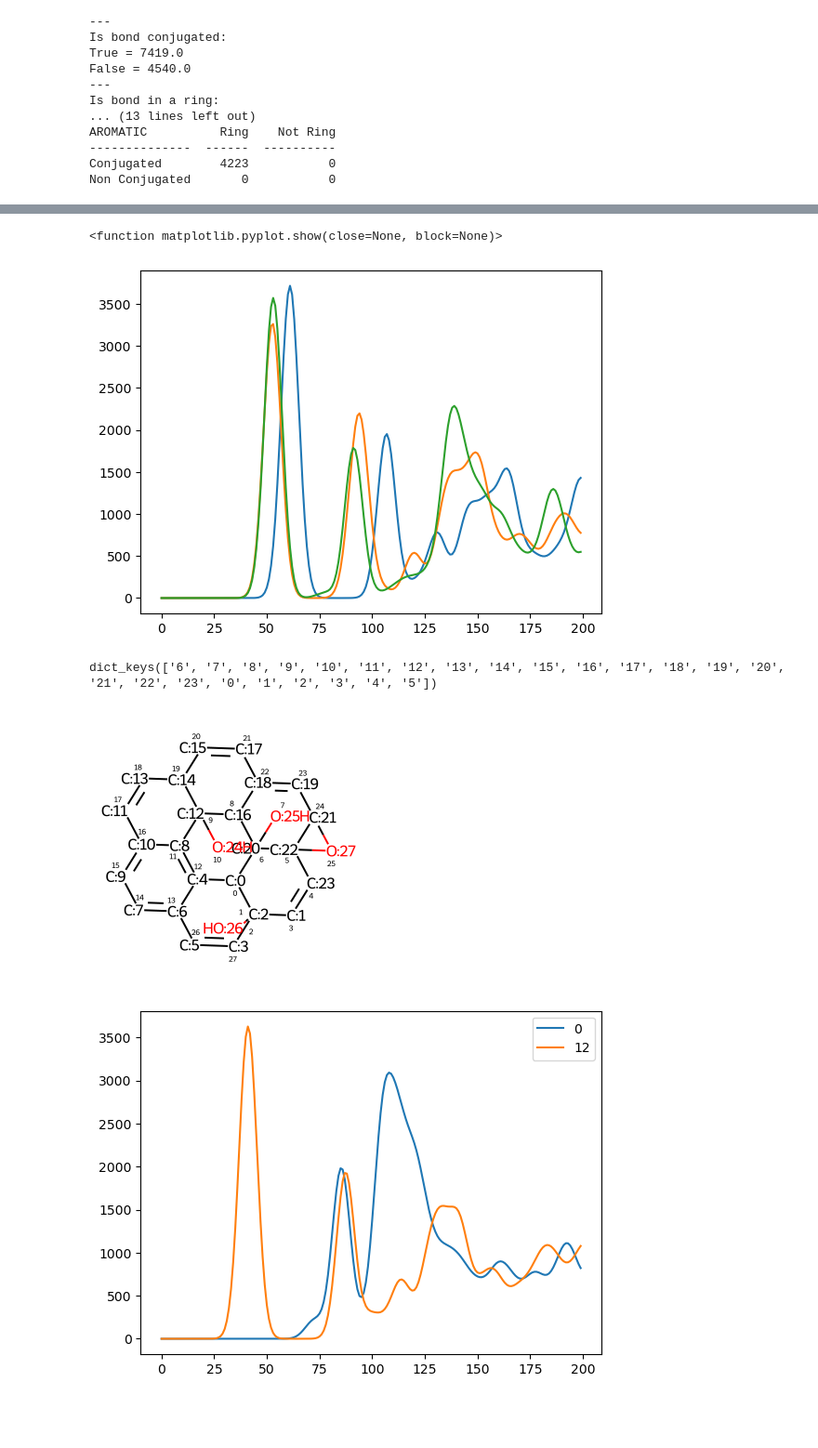
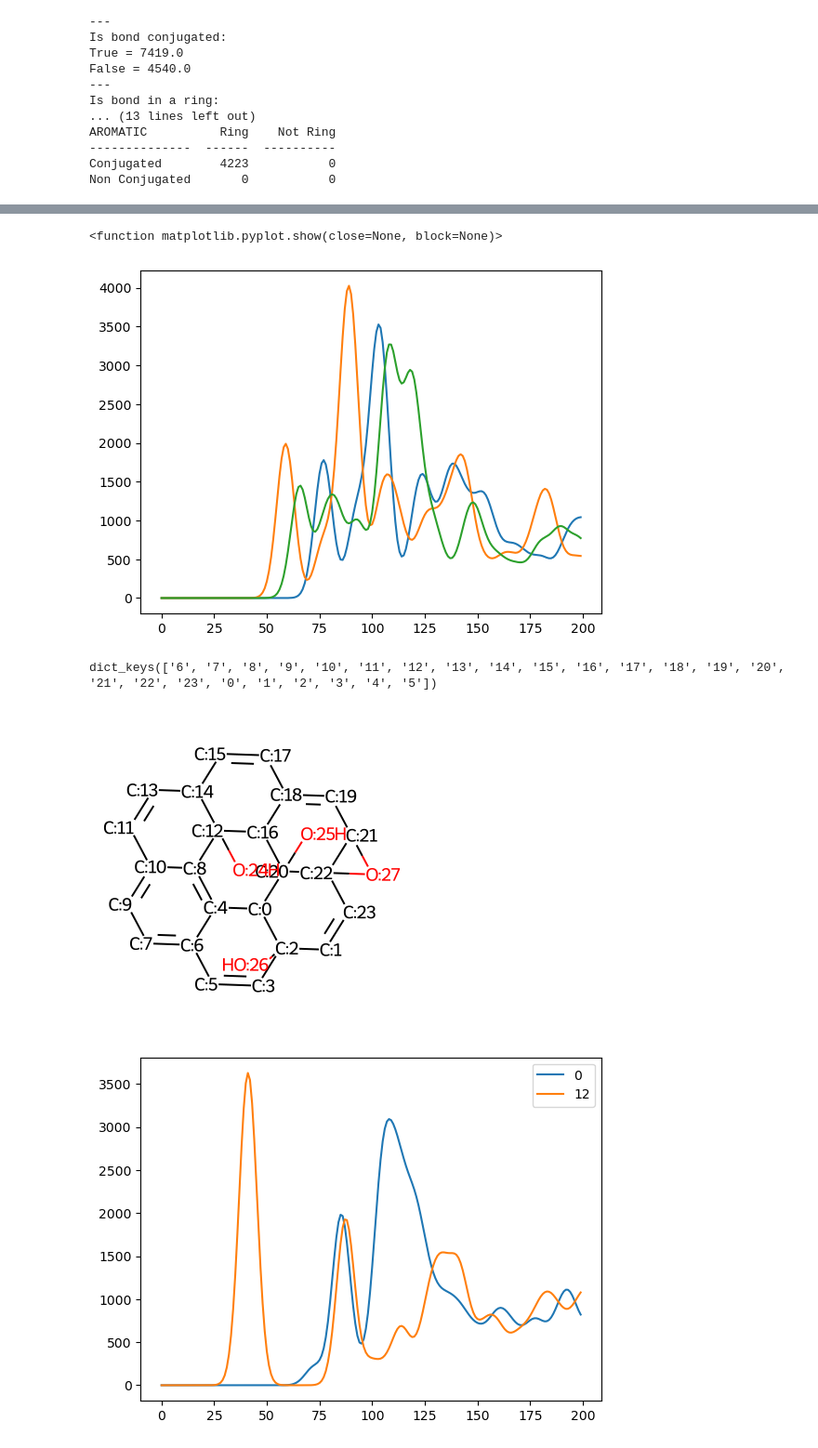
Before and after one commit to sam-j-hall/GO_molecule_GNN, a Jupyter notebook: view_data.ipynb, the cells around one changed output, grey strips where cells are left out. Shown at 93% size. Drawn from its saved outputs; the diff is of its cells as text; code cells hidden in the pictures; blank space fills up the shorter version.

```diff
--- a/view_data.ipynb
+++ b/view_data.ipynb
@@ -400,4 +397,4 @@ for key in test_dict.keys():
             atom.SetProp('atomLabel', f'{i}')
             i = i + 1
 # %%
-mol_name = 'R_eOH_0_eCOOH__0_eEPOXY_0_eCHO_0_eKETO_0_iOH_3_iEPOXY_0_ieEPOXY_1_1'
+mol_name = 'R_eOH_0_eCOOH__0_eEPOXY_0_eCHO_0_eKETO_1_iOH_1_iEPOXY_1_ieEPOXY_2_2'
@@ -424,17 +406,19 @@ mol
 # %%
-for x in d_num:
-    plt.plot(dict[1][mol_name][x])
+#for x in d_num:
+plt.plot(dict[1][mol_name]['7'])
+plt.plot(dict[1][mol_name]['15'])
+plt.plot(dict[1][mol_name]['8'])
 plt.show
 # %% [output]
 <function matplotlib.pyplot.show(close=None, block=None)>
-[figure, old version]
+[figure, new version]
 # %%
 print(dict[1][mol_name].keys())
 mol = Chem.MolFromSmiles(dict[0][mol_name])
 mol
 # %% [output]
 dict_keys(['6', '7', '8', '9', '10', '11', '12', '13', '14', '15', '16', '17', '18', '19', '20', '21', '22', '23', '0', '1', '2', '3', '4', '5'])
-[figure, old version]
+[figure, new version]
 # %%
 plt.plot(dict[1][mol_name]['14'], label='0')
 plt.plot(dict[1][mol_name]['15'], label='12')
```
Also changed, not shown: parts of 6 cells of this notebook, 1 other file.
